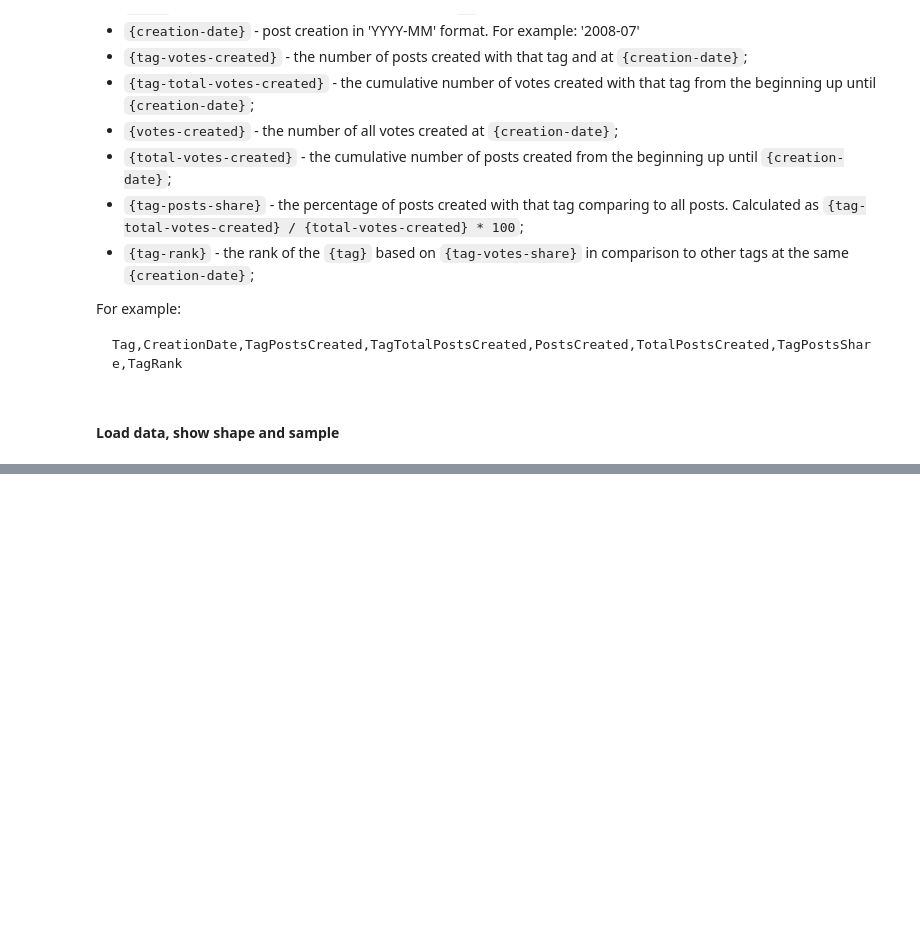
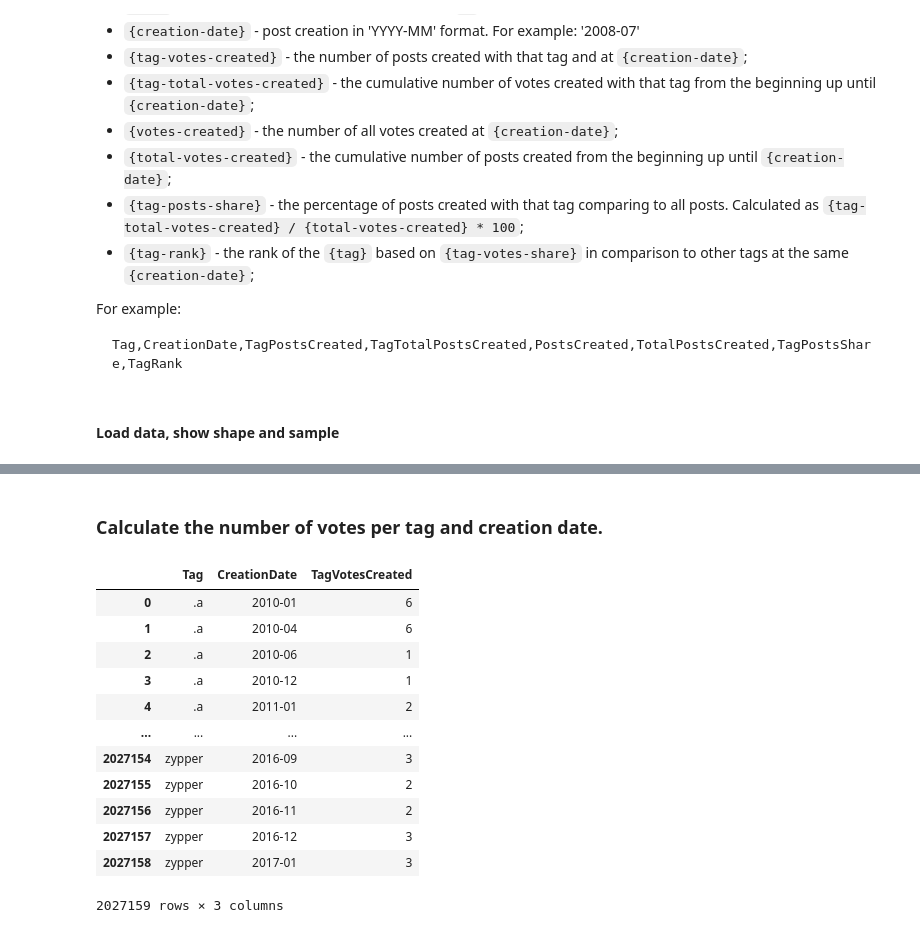
Before and after one commit to IvannKurchenko/blog-exploring-so-tags-trends, a Jupyter notebook: #5_calculate_votes_trends.ipynb, the cells around one changed output, grey strips where cells are left out. Saved outputs shown, nothing was run; the diff lists cells and outputs as text; code cells hidden in the pictures; blank space fills up the shorter version.

```diff
--- a/#5_calculate_votes_trends.ipynb
+++ b/#5_calculate_votes_trends.ipynb
@@ -53,0 +159,22 @@ vote_creation_trends_df
+# %% [markdown]
+### Calculate the number of votes per tag and creation date.
+# %%
+tag_votes_created_df = vote_tag_df.groupby(['Tag', 'CreationDate'], as_index=False).\
+    size().\
+    rename(columns={'size': 'TagVotesCreated'}).\
+    sort_values(by=['Tag', 'CreationDate'])
+tag_votes_created_df
+# %% [output]
+|  | Tag | CreationDate | TagVotesCreated |
+| 0 | .a | 2010-01 | 6 |
+| 1 | .a | 2010-04 | 6 |
+| 2 | .a | 2010-06 | 1 |
+| 3 | .a | 2010-12 | 1 |
+| 4 | .a | 2011-01 | 2 |
+| ... | ... | ... | ... |
+| 2027154 | zypper | 2016-09 | 3 |
+| 2027155 | zypper | 2016-10 | 2 |
+| 2027156 | zypper | 2016-11 | 2 |
+| 2027157 | zypper | 2016-12 | 3 |
+| 2027158 | zypper | 2017-01 | 3 |
+2027159 rows × 3 columns
```
Also changed, not shown: parts of 17 cells of this notebook, 9 other files.
